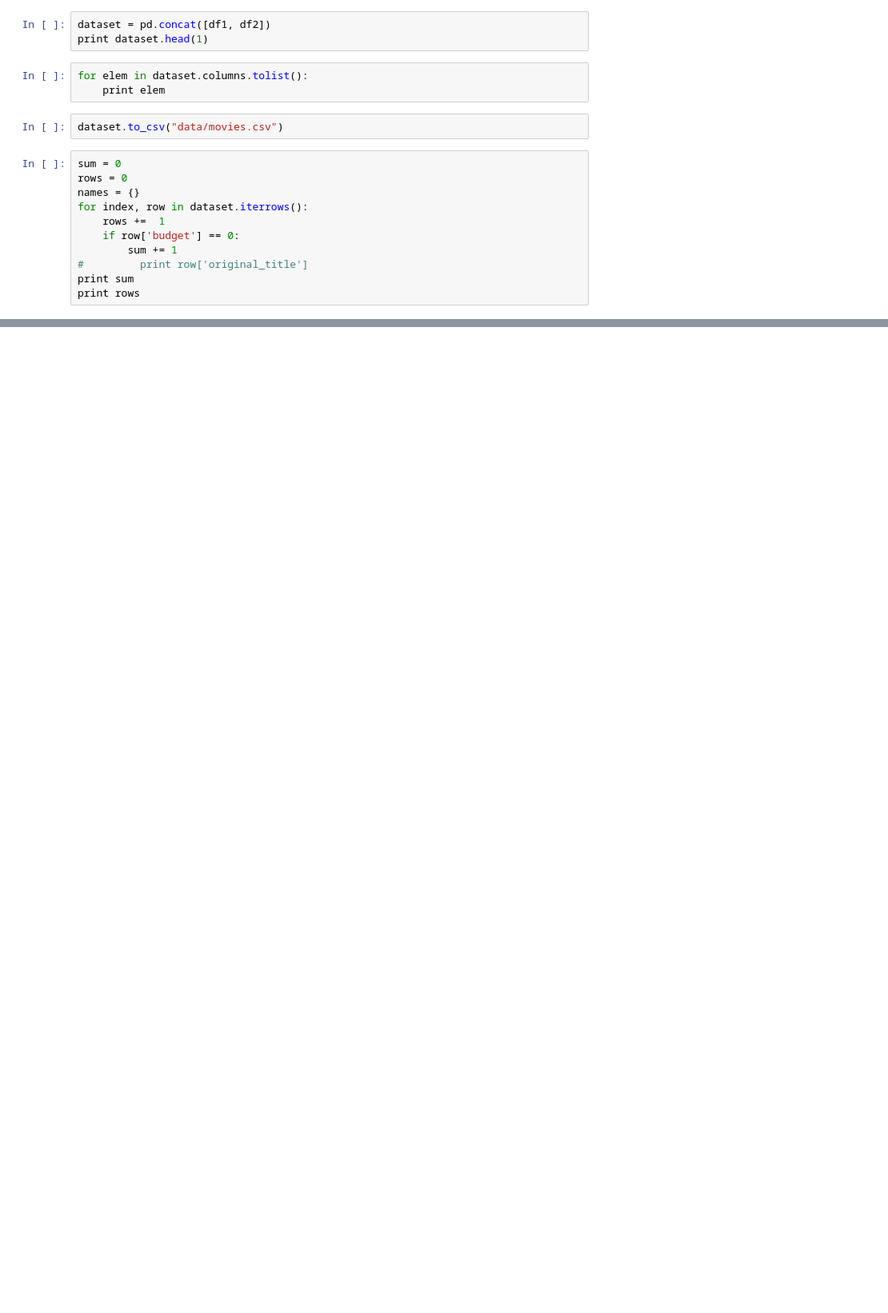
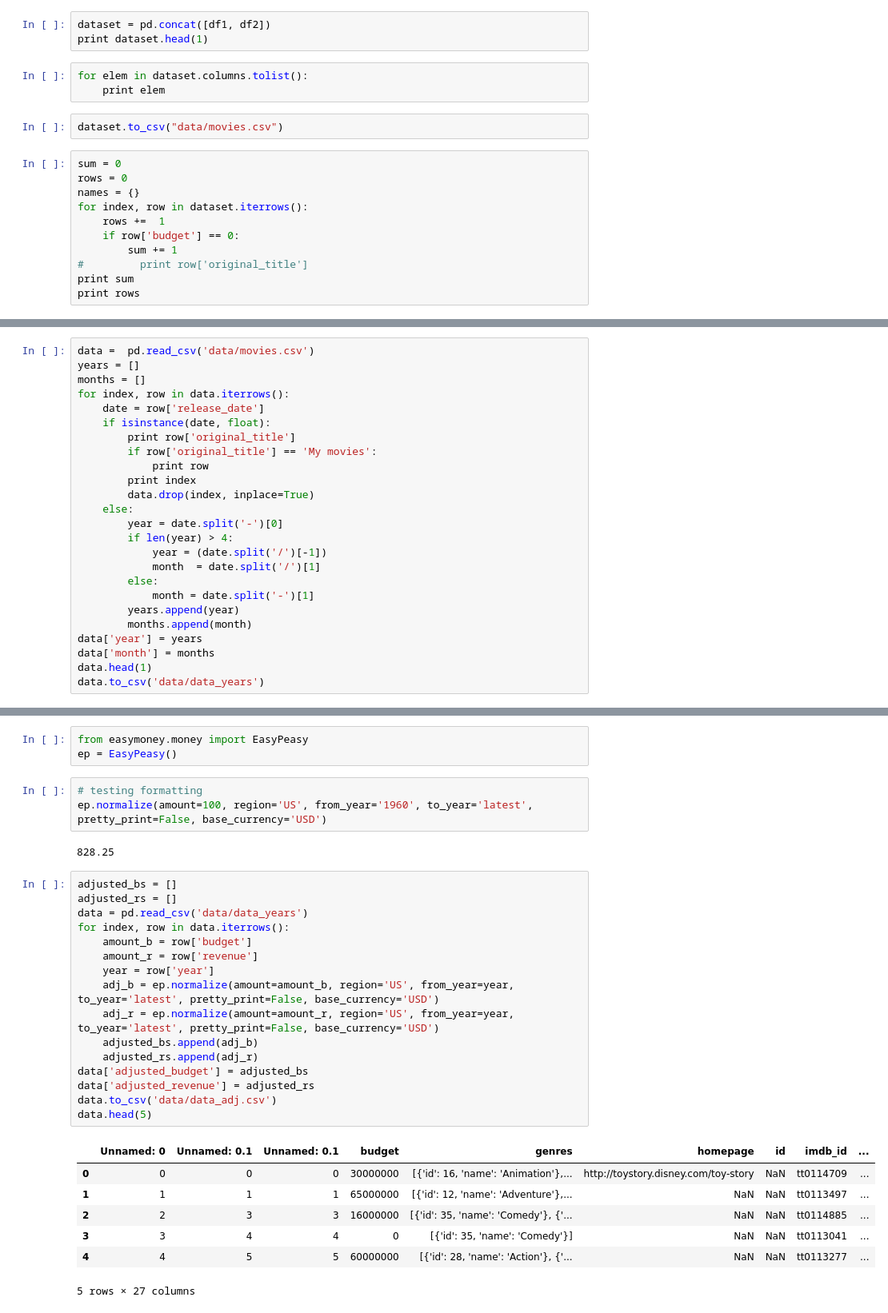
Before and after one commit to apoovey/DataScienceFinalProject, a Jupyter notebook: merge_datasets.ipynb, the cells around one changed output, grey strips where cells are left out. Shown at 80% size. Saved outputs shown, nothing was run; the diff lists cells and outputs as text; blank space fills up the shorter version.

Commit message:
parse genre and adjust inflation

```diff
--- a/merge_datasets.ipynb
+++ b/merge_datasets.ipynb
@@ -109,0 +161,25 @@ print rows
+# %%
+data =  pd.read_csv('data/movies.csv')
+years = []
+months = []
+for index, row in data.iterrows():
+    date = row['release_date']
+    if isinstance(date, float):
+        print row['original_title']
+        if row['original_title'] == 'My movies':
+            print row
+        print index
+        data.drop(index, inplace=True)
+    else:
+        year = date.split('-')[0]
+        if len(year) > 4:
+            year = (date.split('/')[-1])
+            month  = date.split('/')[1]
+        else:
+            month = date.split('-')[1]
+        years.append(year)
+        months.append(month)
+data['year'] = years
+data['month'] = months
+data.head(1)
+data.to_csv('data/data_years')
@@ -109,0 +210,32 @@ print rows
+# %%
+from easymoney.money import EasyPeasy
+ep = EasyPeasy()
+# %%
+# testing formatting
+ep.normalize(amount=100, region='US', from_year='1960', to_year='latest', pretty_print=False, base_currency='USD')
+# %% [output]
+828.25
+# %%
+adjusted_bs = []
+adjusted_rs = []
+data = pd.read_csv('data/data_years')
+for index, row in data.iterrows():
+    amount_b = row['budget']
+    amount_r = row['revenue']
+    year = row['year']
+    adj_b = ep.normalize(amount=amount_b, region='US', from_year=year, to_year='latest', pretty_print=False, base_currency='USD')
+    adj_r = ep.normalize(amount=amount_r, region='US', from_year=year, to_year='latest', pretty_print=False, base_currency='USD')
+    adjusted_bs.append(adj_b)
+    adjusted_rs.append(adj_r)
+data['adjusted_budget'] = adjusted_bs
+data['adjusted_revenue'] = adjusted_rs
+data.to_csv('data/data_adj.csv')
+data.head(5)
+# %% [output]
+|  | Unnamed: 0 | Unnamed: 0.1 | Unnamed: 0.1 | budget | genres | homepage | id | imdb_id | ... |
+| 0 | 0 | 0 | 0 | 30000000 | [{'id': 16, 'name': 'Animation'},... | http://toystory.disney.com/toy-story | NaN | tt0114709 | ... |
+| 1 | 1 | 1 | 1 | 65000000 | [{'id': 12, 'name': 'Adventure'},... | NaN | NaN | tt0113497 | ... |
+| 2 | 2 | 3 | 3 | 16000000 | [{'id': 35, 'name': 'Comedy'}, {'... | NaN | NaN | tt0114885 | ... |
+| 3 | 3 | 4 | 4 | 0 | [{'id': 35, 'name': 'Comedy'}] | NaN | NaN | tt0113041 | ... |
+| 4 | 4 | 5 | 5 | 60000000 | [{'id': 28, 'name': 'Action'}, {'... | NaN | NaN | tt0113277 | ... |
+5 rows × 27 columns
```
Also changed, not shown: parts of 7 cells of this notebook, 1 other file.
